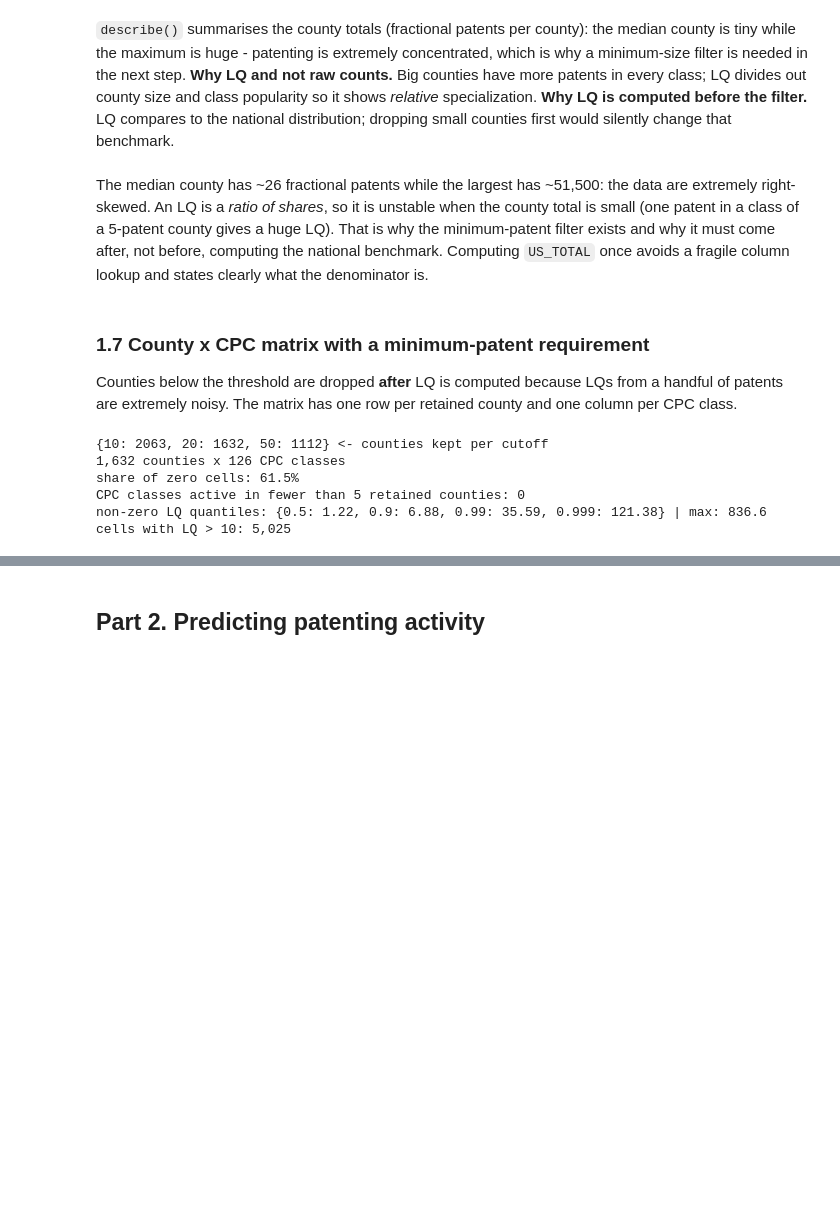
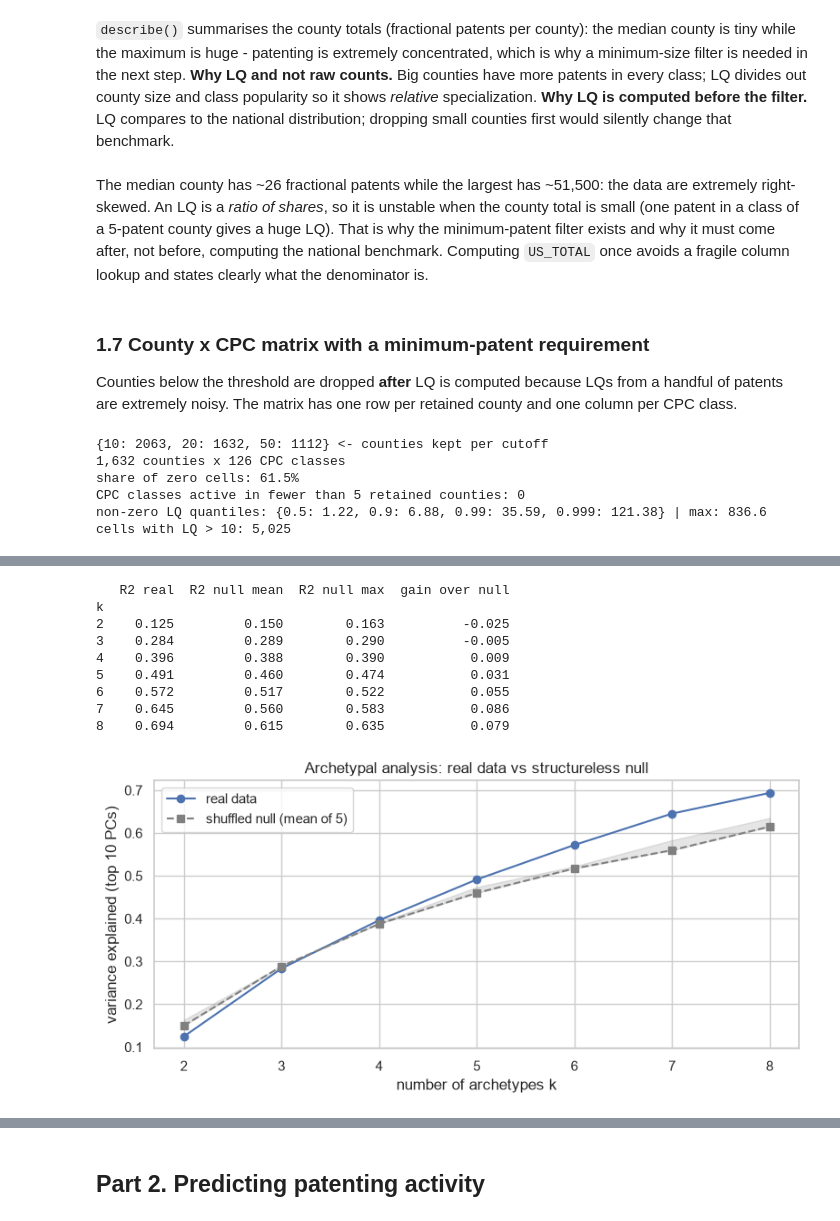
Before and after one commit to elganteDK/final_assignment_bds26_s1.1, a Jupyter notebook: f_a_bds26_v1.2.ipynb, the cells around one changed output, grey strips where cells are left out. Drawn from its saved outputs; the diff is of its cells as text; code cells hidden in the pictures; blank space fills up the shorter version.

```diff
--- a/f_a_bds26_v1.2.ipynb
+++ b/f_a_bds26_v1.2.ipynb
@@ -776,0 +439,65 @@ High entropy / low HHI: signals breadth and resilience. Large diversified counti
+# %%
+N_PC_AA = 10                 # number of leading PCs used for archetypal analysis
+AA_K_RANGE = range(2, 9)     # candidate numbers of archetypes
+N_NULL = 5                   # shuffled null clouds per k
+
+def simplex_nnls(M, y, pen=200.0):
+    """Non-negative weights w with sum(w) ~ 1 minimising ||M w - y|| (sum-to-one enforced by a heavy penalty row)."""
+    w, _ = nnls(np.vstack([M, pen * np.ones(M.shape[1])]), np.append(y, pen))
+    return w
+
+def furthest_sum(X, k, seed):
+    rng = np.random.default_rng(seed)
+    idx = [int(rng.integers(len(X)))]
+    for _ in range(k):
+        d = np.linalg.norm(X[:, None, :] - X[idx][None], axis=2).sum(1)
+        d[idx] = -1
+        idx.append(int(d.argmax()))
+    return idx[1:]
+
+def archetypal_analysis(X, k, n_iter=60, tol=1e-6, seed=0):
+    """Cutler & Breiman AA: X ~ A Z, Z = B X, rows of A and B on the simplex. Returns (Z, A, share of variance explained)."""
+    Z = X[furthest_sum(X, k, seed)].copy()
+    sst = ((X - X.mean(0)) ** 2).sum()
+    prev = np.inf
+    for _ in range(n_iter):
+        A = np.array([simplex_nnls(Z.T, x) for x in X])                 # mixture weights of each county
+        Zt = np.linalg.lstsq(A, X, rcond=None)[0]                       # unconstrained best archetypes ...
+        B = np.array([simplex_nnls(X.T, z) for z in Zt])                # ... projected into the convex hull of the data
+        Z = B @ X
+        rss = ((X - A @ Z) ** 2).sum()
+        if prev - rss < tol * sst: break
+        prev = rss
+    A = np.array([simplex_nnls(Z.T, x) for x in X])
+    return Z, A, 1 - ((X - A @ Z) ** 2).sum() / sst
+
+
+X_aa = pc_scores.iloc[:, :N_PC_AA].values
+rng = np.random.default_rng(SEED)
+aa_rows = []
+for k in AA_K_RANGE:
+    real = archetypal_analysis(X_aa, k, seed=SEED)[2]
+    null = [archetypal_analysis(np.column_stack([rng.permutation(col) for col in X_aa.T]), k, seed=SEED)[2] for _ in range(N_NULL)]
+    aa_rows.append({'k': k, 'R2 real': real, 'R2 null mean': np.mean(null), 'R2 null max': np.max(null)})
+aa_fit = pd.DataFrame(aa_rows).set_index('k')
+aa_fit['gain over null'] = aa_fit['R2 real'] - aa_fit['R2 null mean']
+print(aa_fit.round(3))
+
+fig, ax = plt.subplots(figsize=(8, 4))
+ax.plot(aa_fit.index, aa_fit['R2 real'], marker='o', label='real data')
+ax.plot(aa_fit.index, aa_fit['R2 null mean'], marker='s', ls='--', color='grey', label=f'shuffled null (mean of {N_NULL})')
+ax.fill_between(aa_fit.index, aa_fit['R2 null mean'], aa_fit['R2 null max'], color='grey', alpha=0.2)
+ax.set_xlabel('number of archetypes k'); ax.set_ylabel(f'variance explained (top {N_PC_AA} PCs)')
+ax.set_title('Archetypal analysis: real data vs structureless null'); ax.legend()
+plt.tight_layout(); plt.show()
+# %% [output]
+   R2 real  R2 null mean  R2 null max  gain over null
+k
+2    0.125         0.150        0.163          -0.025
+3    0.284         0.289        0.290          -0.005
+4    0.396         0.388        0.390           0.009
+5    0.491         0.460        0.474           0.031
+6    0.572         0.517        0.522           0.055
+7    0.645         0.560        0.583           0.086
+8    0.694         0.615        0.635           0.079
+[figure, added]
```
Also changed, not shown: parts of 83 cells of this notebook, 3 other files.
